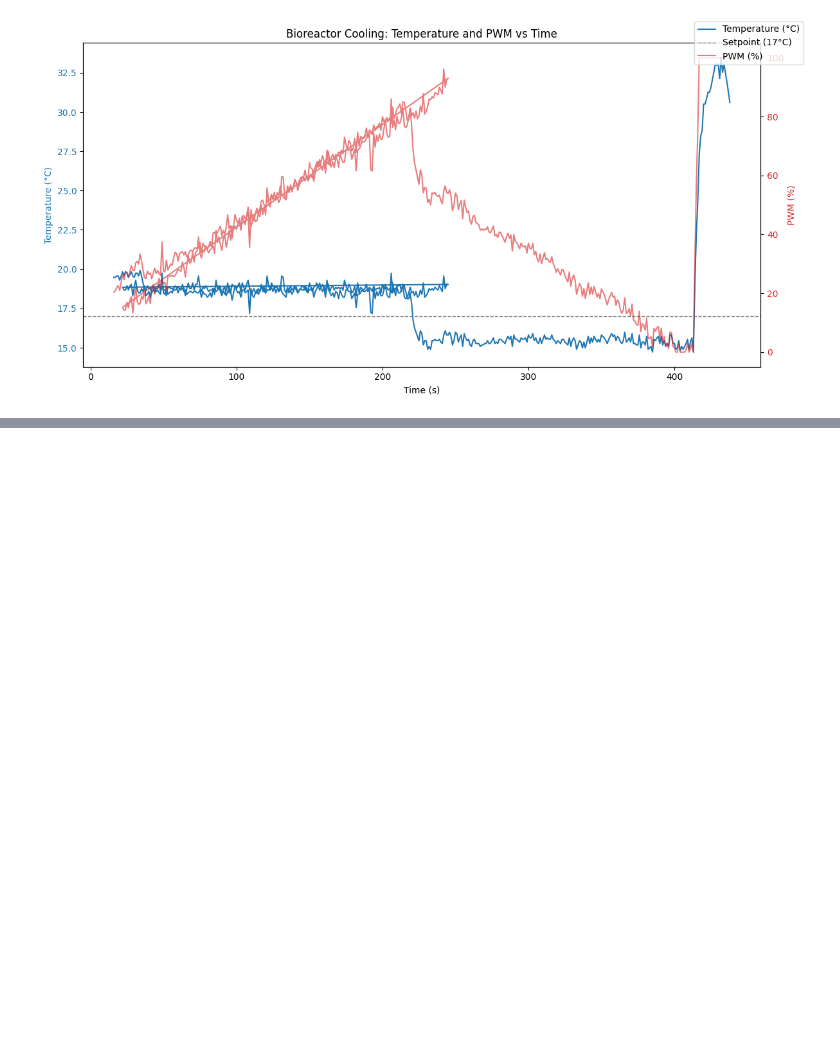
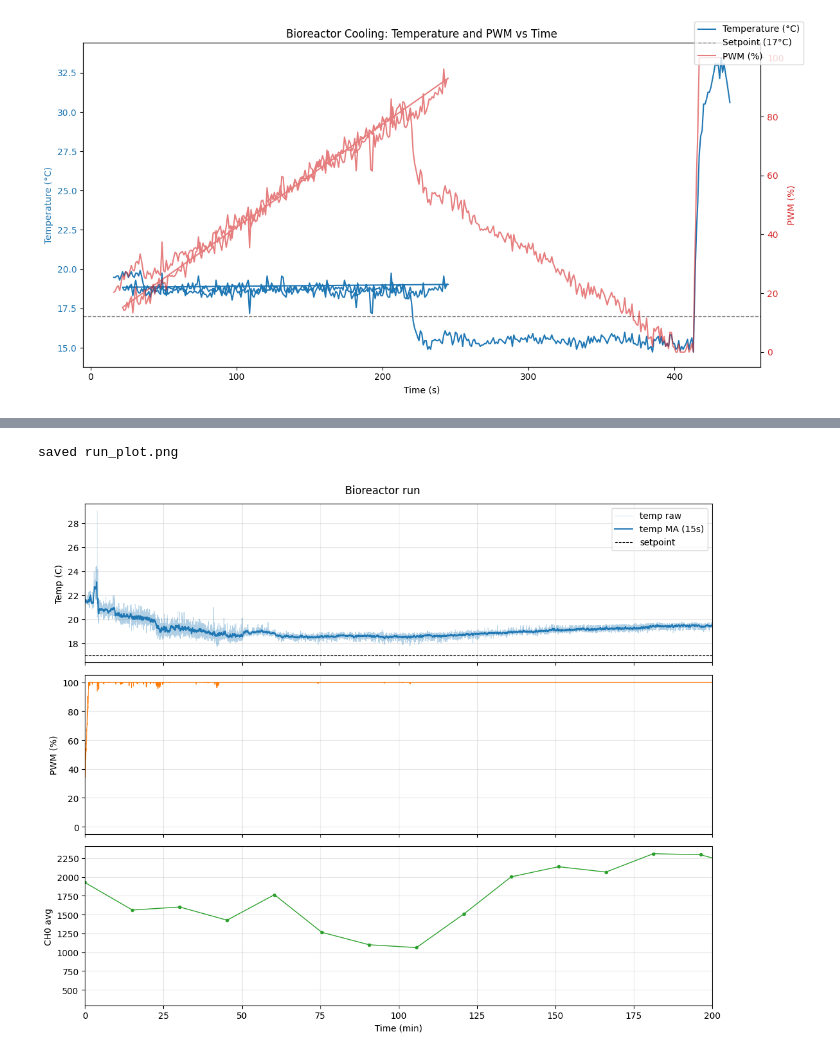
Before and after one commit to NitanshT/db4, a Jupyter notebook: graphing.ipynb, the cells around one changed output, grey strips where cells are left out. Cells and saved outputs as stored; diff of their text form; code cells hidden in the pictures; blank space fills up the shorter version.

```diff
--- a/graphing.ipynb
+++ b/graphing.ipynb
@@ -290,0 +349,73 @@ plt.show()
+# %%
+"""
+plot_logs.py - graph the bioreactor CSV logs pulled off the ESP32.
+
+Run on your LOCAL machine (not the board), in the same folder as the CSVs:
+    python plot_logs.py
+
+Expects:
+    temp_pwm_log.csv : time_s,temp_C,pwm_pct,error
+    light_log.csv    : time_s,ch0_avg,n_samples
+"""
+
+import pandas as pd
+import matplotlib.pyplot as plt
+
+SETPOINT_C = 17.0  # match sensor_config / main.py
+MA_WINDOW = 15     # moving-average window in samples (~15 s at 1 Hz logging)
+ZOOM_MIN = 200     # x-axis upper bound for the temperature panel (minutes)
+
+temp = pd.read_csv("temp_pwm_log.csv")
+light = pd.read_csv("light_log.csv")
+
+# time_s is epoch seconds from the device; rebase to minutes since start
+# so the x-axis is readable regardless of the device's absolute clock.
+t0 = temp["time_s"].iloc[0]
+temp["t_min"] = (temp["time_s"] - t0) / 60.0
+light["t_min"] = (light["time_s"] - t0) / 60.0
+
+# Centered moving average to smooth sensor noise without phase lag.
+# min_periods=1 keeps the curve defined at the edges instead of dropping
+# the first/last MA_WINDOW/2 points to NaN.
+temp["temp_ma"] = temp["temp_C"].rolling(
+    window=MA_WINDOW, center=True, min_periods=1).mean()
+
+fig, axes = plt.subplots(3, 1, figsize=(11, 9), sharex=True)
+
+# --- Temperature + setpoint -------------------------------------------------
+ax = axes[0]
+ax.plot(temp["t_min"], temp["temp_C"], lw=0.6, color="tab:blue", alpha=0.35,
+        label="temp raw")
+ax.plot(temp["t_min"], temp["temp_ma"], lw=1.4, color="tab:blue",
+        label="temp MA ({}s)".format(MA_WINDOW))
+ax.axhline(SETPOINT_C, color="k", ls="--", lw=0.8, label="setpoint")
+ax.set_ylabel("Temp (C)")
+ax.set_xlim(0, ZOOM_MIN)
+ax.legend(loc="best")
+ax.grid(True, alpha=0.3)
+
+# --- PWM duty ---------------------------------------------------------------
+ax = axes[1]
+ax.plot(temp["t_min"], temp["pwm_pct"], lw=1.0, color="tab:orange")
+ax.set_ylabel("PWM (%)")
+ax.set_ylim(-5, 105)
+ax.grid(True, alpha=0.3)
+
+# --- Light / optical density (CH0 average) ----------------------------------
+ax = axes[2]
+# light_log can contain rows with empty ch0_avg (n_samples == 0); drop them.
+valid = light.dropna(subset=["ch0_avg"])
+ax.plot(valid["t_min"], valid["ch0_avg"], marker="o", ms=3, lw=1.0,
+        color="tab:green")
+ax.set_ylabel("CH0 avg")
+ax.set_xlabel("Time (min)")
+ax.grid(True, alpha=0.3)
+
+fig.suptitle("Bioreactor run")
+fig.tight_layout()
+fig.savefig("run_plot.png", dpi=150)
+print("saved run_plot.png")
+plt.show()
+# %% [output]
+saved run_plot.png
+[figure, added]
```
Also changed, not shown: parts of 1 cell of this notebook, 4 other files.
